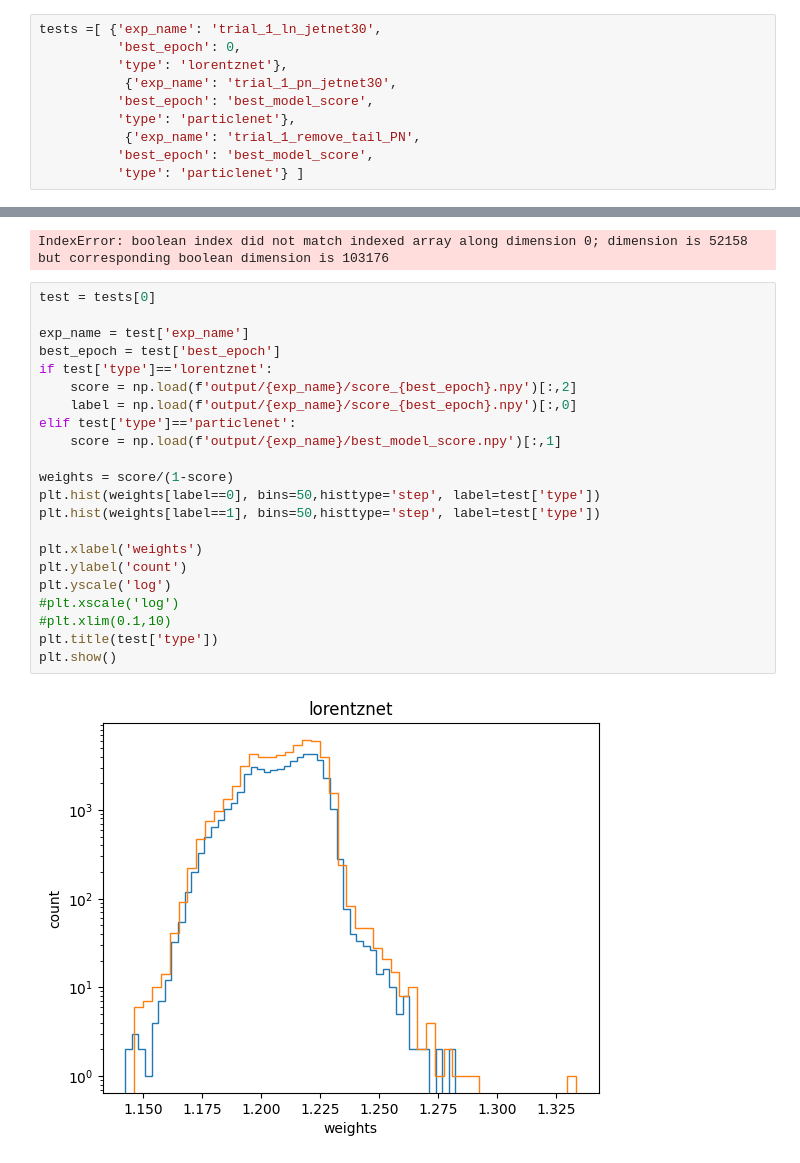
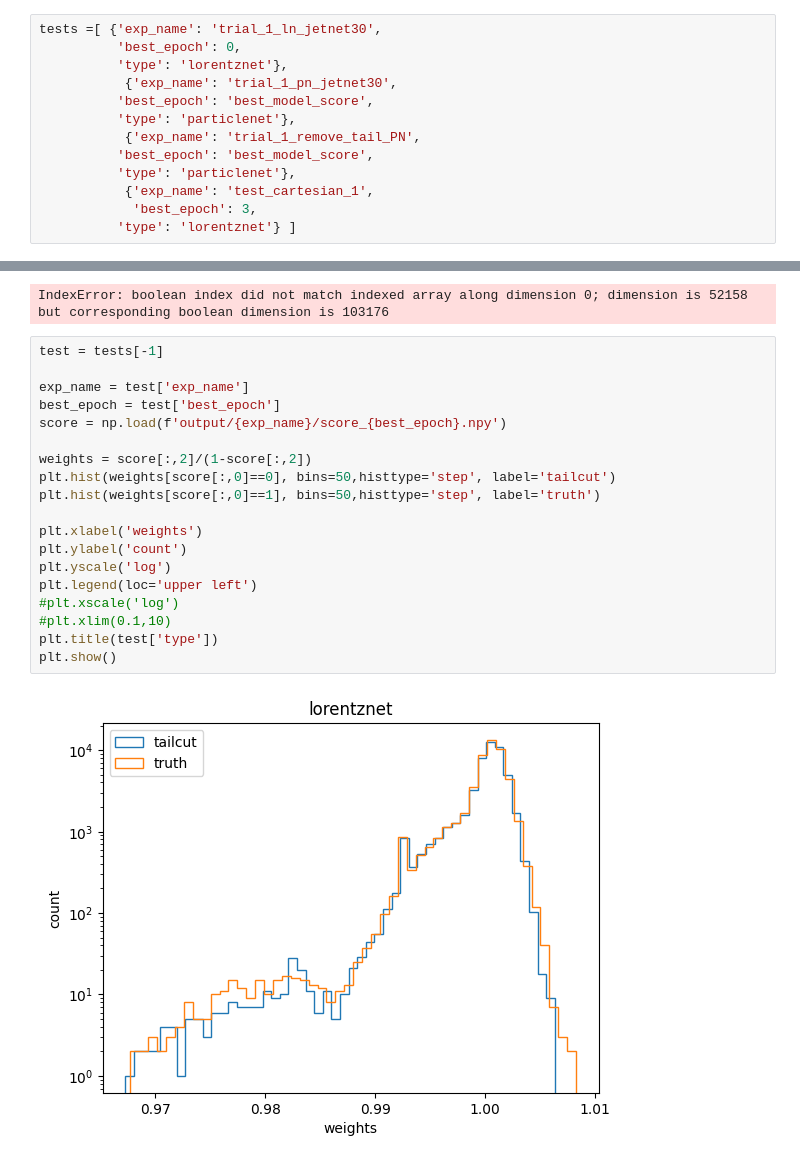
Before and after one commit to heidelberg-hepml/discriminator-metric, a Jupyter notebook: notebooks/plot_weights.ipynb, the cells around one changed output, grey strips where cells are left out. Saved outputs shown, nothing was run; the diff lists cells and outputs as text.

Commit message:
weights for LorentzNet

```diff
--- a/notebooks/plot_weights.ipynb
+++ b/notebooks/plot_weights.ipynb
@@ -15,7 +15,10 @@ tests =[ {'exp_name': 'trial_1_ln_jetnet30',
           'type': 'particlenet'},
            {'exp_name': 'trial_1_remove_tail_PN',
           'best_epoch': 'best_model_score',
-          'type': 'particlenet'} ]
+          'type': 'particlenet'},
+           {'exp_name': 'test_cartesian_1',
+            'best_epoch': 3,
+          'type': 'lorentznet'} ]
 # %%
 
 label = pd.read_hdf('data/jetnet30_data.h5', 'labels_valid')['labels'].values
@@ -46,28 +49,25 @@ for test in tests:
 [figure]
 IndexError: boolean index did not match indexed array along dimension 0; dimension is 52158 but corresponding boolean dimension is 103176
 # %%
-test = tests[0]
+test = tests[-1]
 
 exp_name = test['exp_name']
 best_epoch = test['best_epoch']
-if test['type']=='lorentznet':
-    score = np.load(f'output/{exp_name}/score_{best_epoch}.npy')[:,2]
-    label = np.load(f'output/{exp_name}/score_{best_epoch}.npy')[:,0]
-elif test['type']=='particlenet':
-    score = np.load(f'output/{exp_name}/best_model_score.npy')[:,1]
+score = np.load(f'output/{exp_name}/score_{best_epoch}.npy')
 
-weights = score/(1-score)
-plt.hist(weights[label==0], bins=50,histtype='step', label=test['type'])
-plt.hist(weights[label==1], bins=50,histtype='step', label=test['type'])
+weights = score[:,2]/(1-score[:,2])
+plt.hist(weights[score[:,0]==0], bins=50,histtype='step', label='tailcut')
+plt.hist(weights[score[:,0]==1], bins=50,histtype='step', label='truth')
 
 plt.xlabel('weights')
 plt.ylabel('count')
 plt.yscale('log')
+plt.legend(loc='upper left')
 #plt.xscale('log')
 #plt.xlim(0.1,10)
 plt.title(test['type'])
 plt.show()
 # %% [output]
-[figure, old version]
+[figure, new version]
 # %%
 # %% [output]
```
Also changed, not shown: parts of 2 cells of this notebook.
